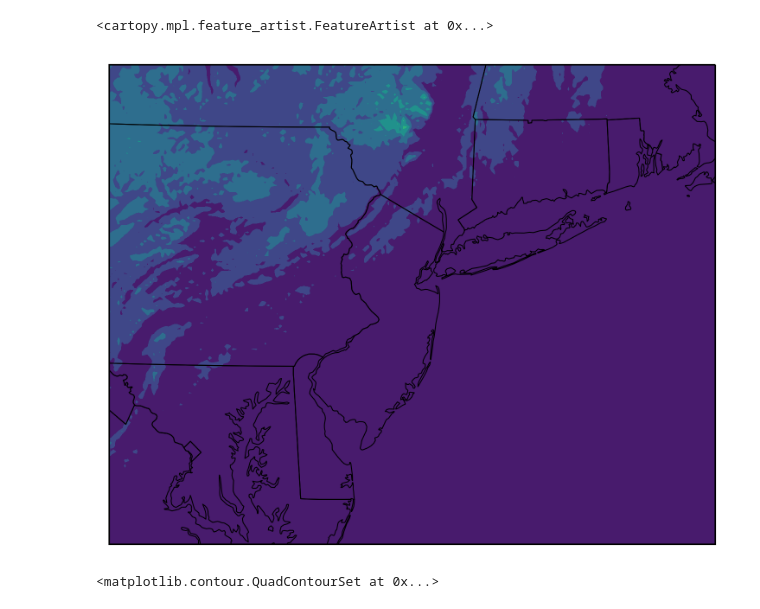
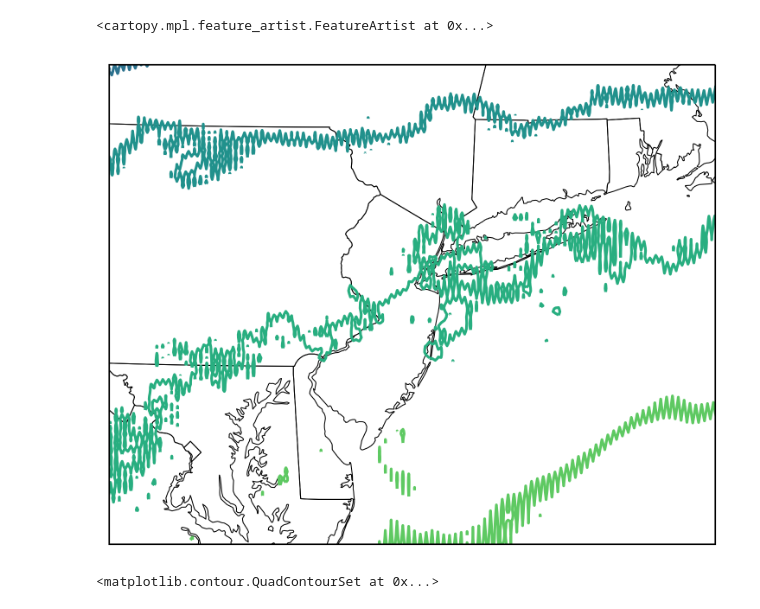
Before and after one commit to tyfolino/ida-precip, a Jupyter notebook: get-summary-variables.ipynb, the cells around one changed output. Cells and saved outputs as stored; diff of their text form; code cells hidden in the pictures.

Commit message:
Created new plots

```diff
--- a/get-summary-variables.ipynb
+++ b/get-summary-variables.ipynb
@@ -56,23 +58,23 @@ central_longitude = float(lon.mean())
 # %%
 # define a few variables
 linewidth=0.5
 region = [-78,-70.7,38,42.5]
 proj = ccrs.LambertConformal(central_longitude=central_longitude,
                              central_latitude=central_latitude)
 
 
 fig, ax = plt.subplots(1, 1, subplot_kw=dict(projection=proj),
                          dpi=300)
 
 
-c = ax.contourf(lon,lat,z.isel(bottom_top=0).squeeze(),
+c = ax.contour(lon,lat,z_pres.sel(pres=30000).squeeze(),
                 transform=ccrs.PlateCarree()
 )
 c.axes.set_extent(region,crs=ccrs.PlateCarree())
 c.axes.add_feature(cfeature.STATES,linewidth=linewidth)
 # %% [output]
 <cartopy.mpl.feature_artist.FeatureArtist at 0x...>
-[figure, old version]
+[figure, new version]
 # %%
 xr.plot.contour(z.isel(bottom_top=0).squeeze())
 # %% [output]
```
Also changed, not shown: parts of 1 cell of this notebook, 5 other files.
